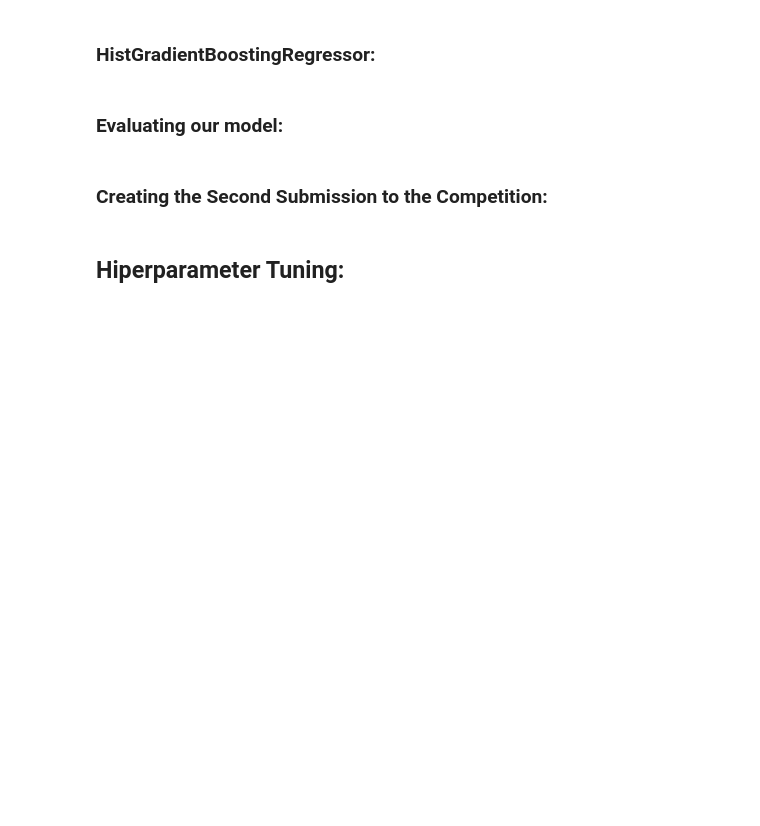
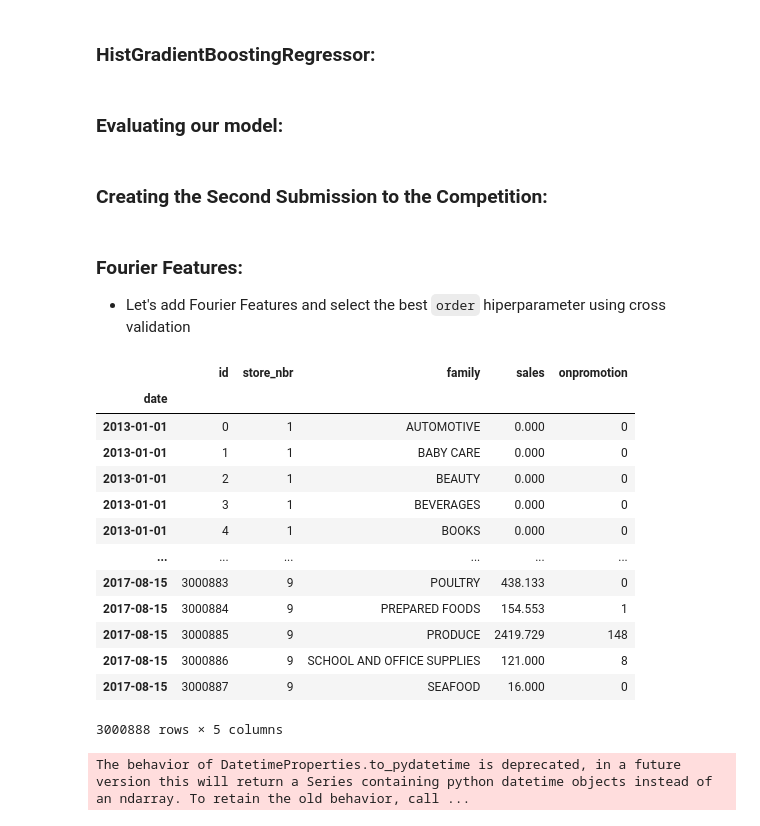
Before and after one commit to edmar-bevilaqua/data_science, a Jupyter notebook: Projects/Kaggle/Store Sales - Time Series Forecasting/store_sales.ipynb, the cells around one changed output. Saved outputs shown, nothing was run; the diff lists cells and outputs as text; code cells hidden in the pictures; blank space fills up the shorter version.

```diff
--- a/Projects/Kaggle/Store Sales - Time Series Forecasting/store_sales.ipynb
+++ b/Projects/Kaggle/Store Sales - Time Series Forecasting/store_sales.ipynb
@@ -699,5 +696,6 @@ df_test = pd.read_csv(
 
 y_submit = pd.DataFrame(hgbr.predict(X_test), index=df_test.id, columns=['sales']).reset_index()
 y_submit.to_csv('submission.csv', index=False)
-# %% [markdown]
-## Hiperparameter Tuning:
+# %% [markdown]
+### Fourier Features:
+*   Let's add Fourier Features and select the best `order` hiperparameter using cross validation
@@ -703,0 +715,38 @@ y_submit.to_csv('submission.csv', index=False)
+# %%
+# Assign all files to a variable:
+sales = pd.read_csv('./data/train.csv', dtype={'date':'str'}, parse_dates=['date'])
+sales['date'] = pd.to_datetime(sales['date'])
+
+stores = pd.read_csv('./data/stores.csv')
+oil = pd.read_csv('./data/oil.csv', dtype={'date':'str'}, parse_dates=['date']).rename(columns={'dcoilwtico':'oil_price'})
+holidays = pd.read_csv('./data/holidays_events.csv', dtype={'date':'str'}, parse_dates=['date'])
+
+train = sales.copy()
+test = pd.read_csv('./data/test.csv', dtype={'date':'str'}, parse_dates=['date'])
+# %%
+sales.set_index('date')
+# %% [output]
+|  | id | store_nbr | family | sales | onpromotion |
+| date |  |  |  |  |  |
+| 2013-01-01 | 0 | 1 | AUTOMOTIVE | 0.000 | 0 |
+| 2013-01-01 | 1 | 1 | BABY CARE | 0.000 | 0 |
+| 2013-01-01 | 2 | 1 | BEAUTY | 0.000 | 0 |
+| 2013-01-01 | 3 | 1 | BEVERAGES | 0.000 | 0 |
+| 2013-01-01 | 4 | 1 | BOOKS | 0.000 | 0 |
+| ... | ... | ... | ... | ... | ... |
+| 2017-08-15 | 3000883 | 9 | POULTRY | 438.133 | 0 |
+| 2017-08-15 | 3000884 | 9 | PREPARED FOODS | 154.553 | 1 |
+| 2017-08-15 | 3000885 | 9 | PRODUCE | 2419.729 | 148 |
+| 2017-08-15 | 3000886 | 9 | SCHOOL AND OFFICE SUPPLIES | 121.000 | 8 |
+| 2017-08-15 | 3000887 | 9 | SEAFOOD | 16.000 | 0 |
+3000888 rows × 5 columns
+# %%
+import plotly.express as px
+
+sales_fam = sales.set_index('date')
+sales_fam = sales_fam.loc[(sales_fam['family'] == 'AUTOMOTIVE') & (sales_fam['store_nbr'] == 2), 'sales']
+
+fig = px.line(sales_fam, title="Sales from 2013 to 2017")
+fig.show()
+# %% [output]
+The behavior of DatetimeProperties.to_pydatetime is deprecated, in a future version this will return a Series containing python datetime objects instead of an ndarray. To retain the old behavior, call ...
```
Also changed, not shown: parts of 2 cells of this notebook.
